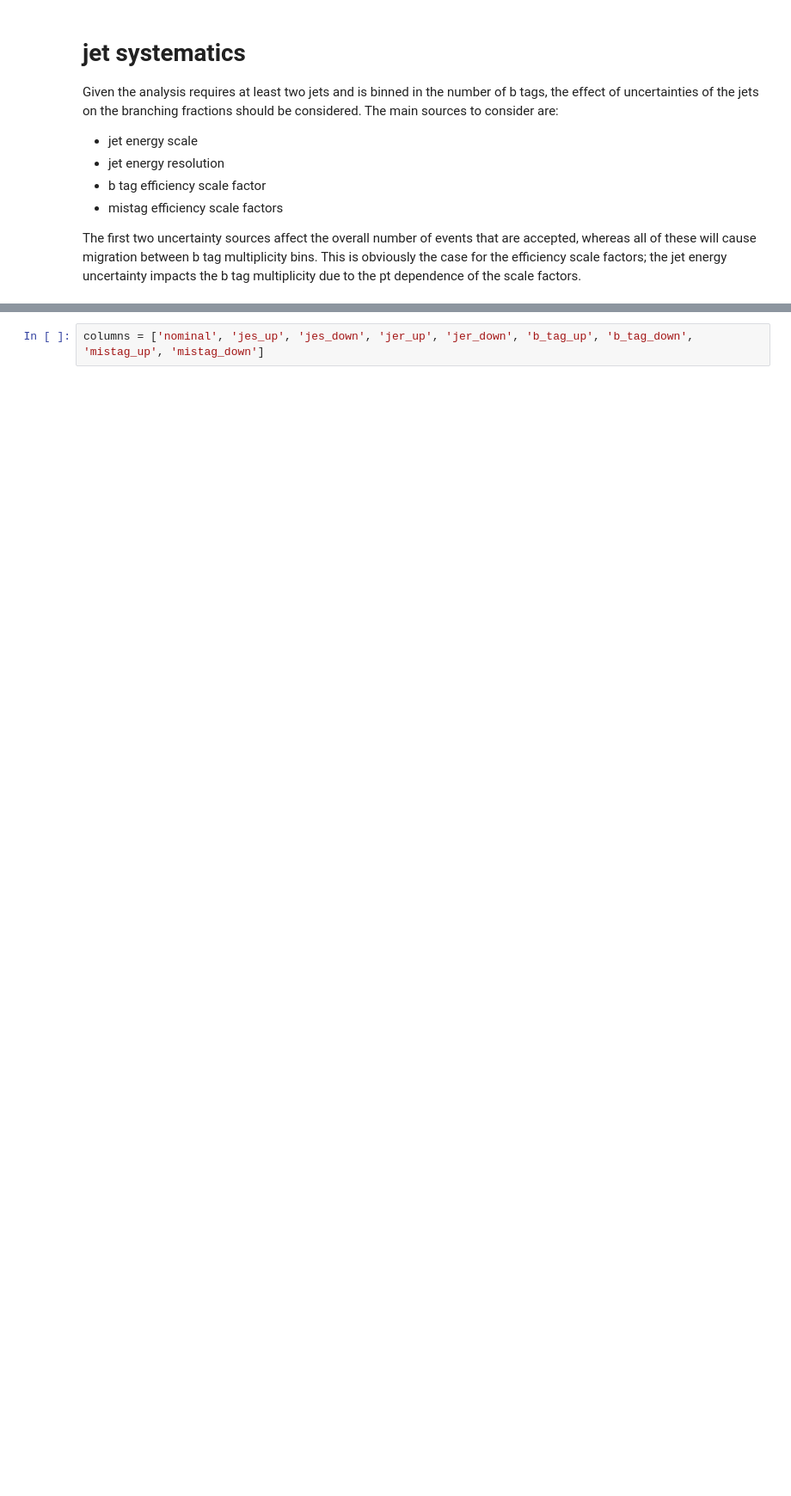
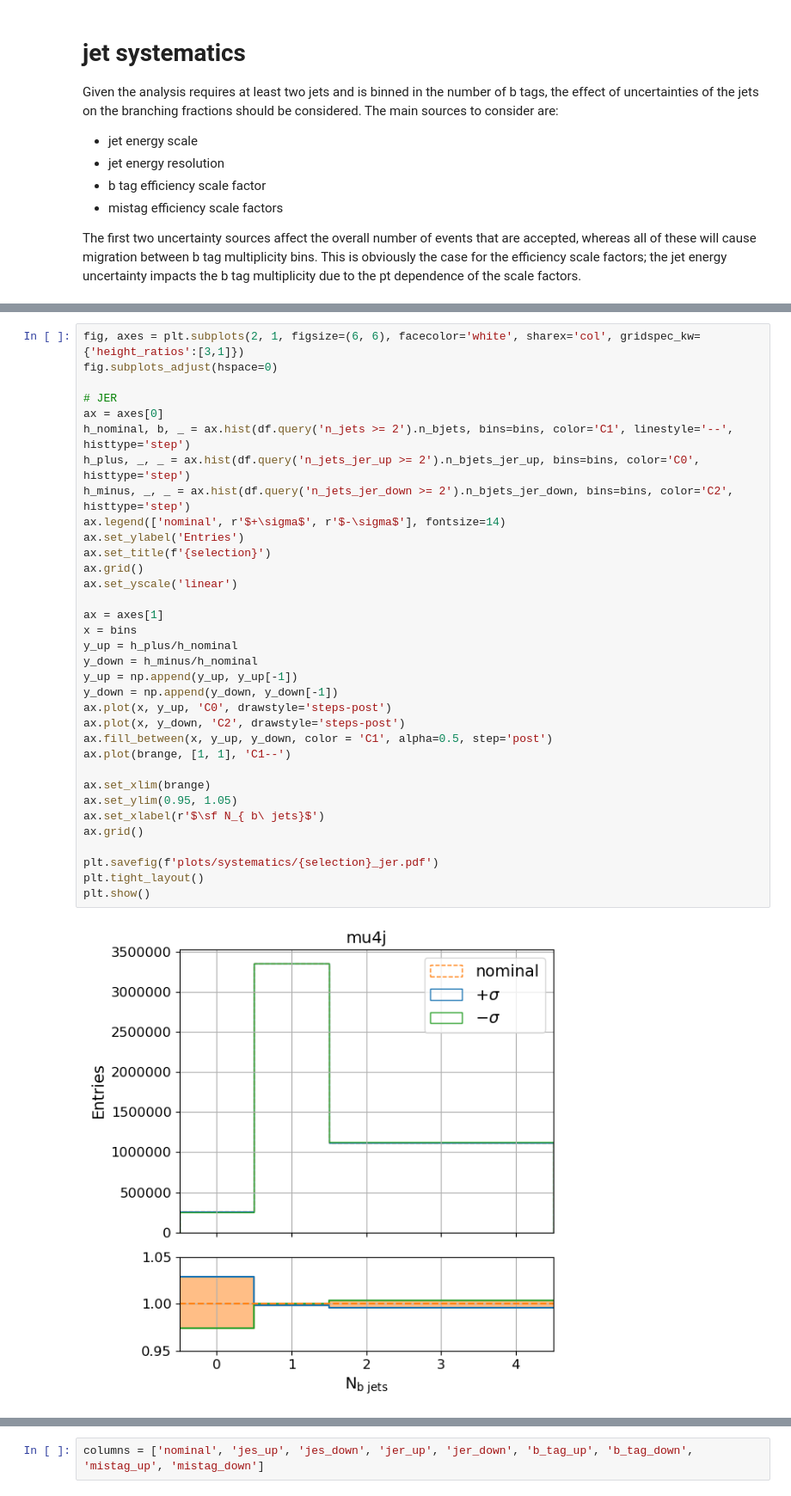
Before and after one commit to NWUHEP/analysis-tools, a Jupyter notebook: notebooks/shape_systematics_jets.ipynb, the cells around one changed output, grey strips where cells are left out. Shown: that part at 86% size. Drawn from its saved outputs; the diff is of its cells as text; blank space fills up the shorter version.

```diff
--- a/notebooks/shape_systematics_jets.ipynb
+++ b/notebooks/shape_systematics_jets.ipynb
@@ -314,0 +240,36 @@ plt.show()
+# %%
+fig, axes = plt.subplots(2, 1, figsize=(6, 6), facecolor='white', sharex='col', gridspec_kw={'height_ratios':[3,1]})
+fig.subplots_adjust(hspace=0)
+
+# JER
+ax = axes[0]
+h_nominal, b, _ = ax.hist(df.query('n_jets >= 2').n_bjets, bins=bins, color='C1', linestyle='--', histtype='step')
+h_plus, _, _ = ax.hist(df.query('n_jets_jer_up >= 2').n_bjets_jer_up, bins=bins, color='C0', histtype='step')
+h_minus, _, _ = ax.hist(df.query('n_jets_jer_down >= 2').n_bjets_jer_down, bins=bins, color='C2', histtype='step')
+ax.legend(['nominal', r'$+\sigma$', r'$-\sigma$'], fontsize=14)
+ax.set_ylabel('Entries')
+ax.set_title(f'{selection}')
+ax.grid()
+ax.set_yscale('linear')
+
+ax = axes[1]
+x = bins
+y_up = h_plus/h_nominal
+y_down = h_minus/h_nominal
+y_up = np.append(y_up, y_up[-1])
+y_down = np.append(y_down, y_down[-1])
+ax.plot(x, y_up, 'C0', drawstyle='steps-post')
+ax.plot(x, y_down, 'C2', drawstyle='steps-post')
+ax.fill_between(x, y_up, y_down, color = 'C1', alpha=0.5, step='post')
+ax.plot(brange, [1, 1], 'C1--')
+
+ax.set_xlim(brange)
+ax.set_ylim(0.95, 1.05)
+ax.set_xlabel(r'$\sf N_{ b\ jets}$')
+ax.grid()
+
+plt.savefig(f'plots/systematics/{selection}_jer.pdf')
+plt.tight_layout()
+plt.show()
+# %% [output]
+[figure, added]
```
Also changed, not shown: parts of 9 cells of this notebook, 7 other files.
